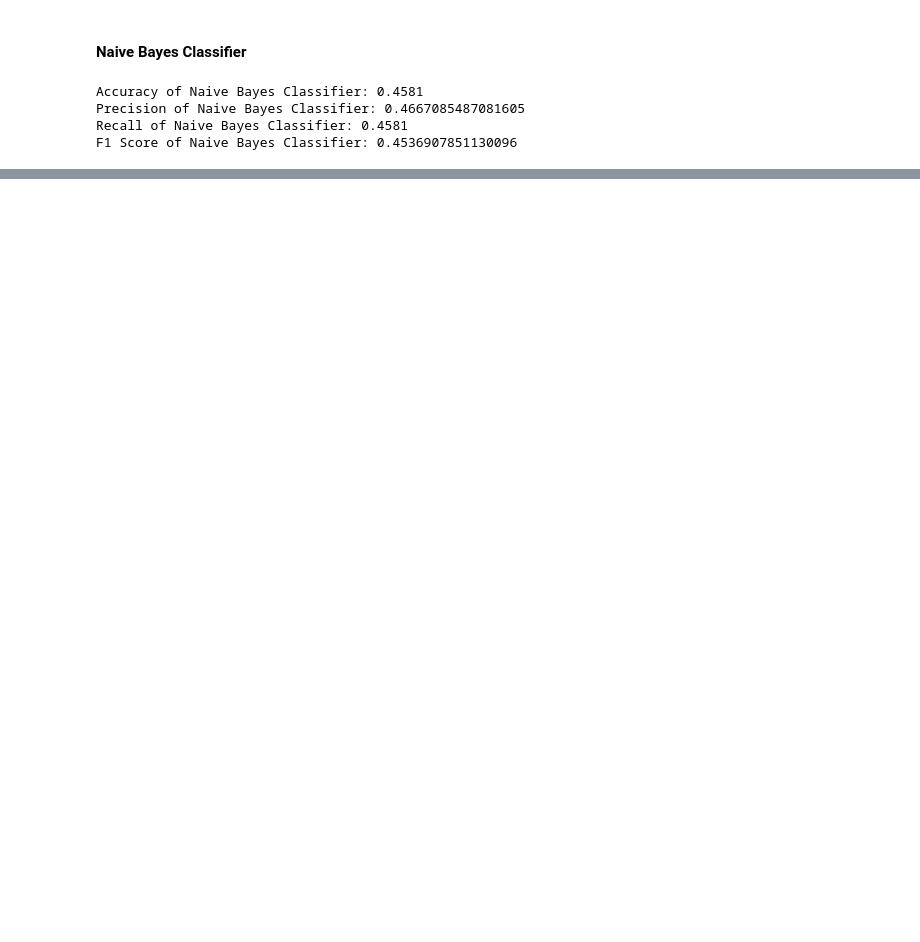
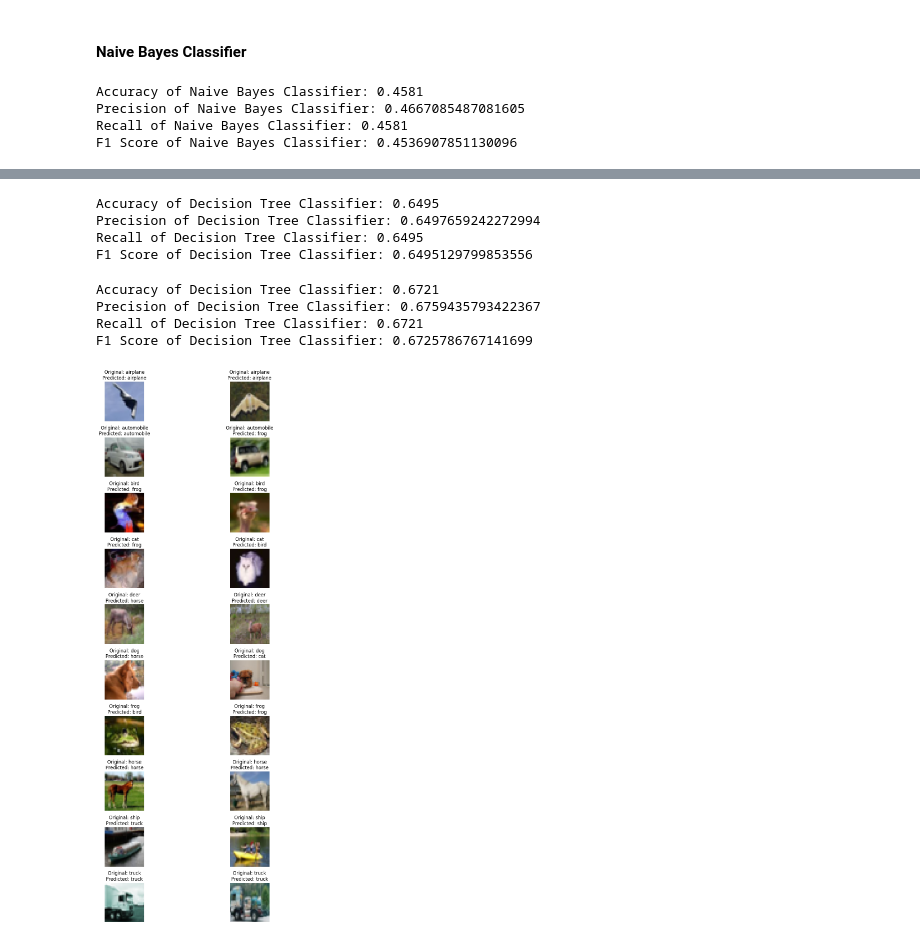
Before and after one commit to b22ee023/prml_object_recognition, a Jupyter notebook: object_recog.ipynb, the cells around one changed output, grey strips where cells are left out. Cells and saved outputs as stored; diff of their text form; code cells hidden in the pictures; blank space fills up the shorter version.

```diff
--- a/object_recog.ipynb
+++ b/object_recog.ipynb
@@ -1532,0 +1327,70 @@ F1 Score of Naive Bayes Classifier: 0.4536907851130096
+# %%
+# Train Decision Tree classifier
+decision_tree_model = DecisionTreeClassifier(criterion= "entropy")
+decision_tree_model.fit(X_train_CNN, y_train)
+
+# Predict labels for test set
+y_pred_decision_tree = decision_tree_model.predict(X_test_CNN)
+
+accuracy_decision_tree = accuracy_score(y_test, y_pred_decision_tree)
+precision_decision_tree = precision_score(y_test, y_pred_decision_tree, average='weighted')
+recall_decision_tree = recall_score(y_test, y_pred_decision_tree, average='weighted')
+f1_decision_tree = f1_score(y_test, y_pred_decision_tree, average='weighted')
+
+print("Accuracy of Decision Tree Classifier:", accuracy_decision_tree)
+print("Precision of Decision Tree Classifier:", precision_decision_tree)
+print("Recall of Decision Tree Classifier:", recall_decision_tree)
+print("F1 Score of Decision Tree Classifier:", f1_decision_tree)
+# %% [output]
+Accuracy of Decision Tree Classifier: 0.6495
+Precision of Decision Tree Classifier: 0.6497659242272994
+Recall of Decision Tree Classifier: 0.6495
+F1 Score of Decision Tree Classifier: 0.6495129799853556
+# %%
+# Train Decision Tree classifier
+decision_tree_model = DecisionTreeClassifier(criterion= "entropy" , max_depth = 10 , min_samples_leaf = 10 , min_samples_split = 15)
+decision_tree_model.fit(X_train_CNN, y_train)
+
+# Predict labels for test set
+y_pred_decision_tree = decision_tree_model.predict(X_test_CNN)
+
+accuracy_decision_tree = accuracy_score(y_test, y_pred_decision_tree)
+precision_decision_tree = precision_score(y_test, y_pred_decision_tree, average='weighted')
+recall_decision_tree = recall_score(y_test, y_pred_decision_tree, average='weighted')
+f1_decision_tree = f1_score(y_test, y_pred_decision_tree, average='weighted')
+
+print("Accuracy of Decision Tree Classifier:", accuracy_decision_tree)
+print("Precision of Decision Tree Classifier:", precision_decision_tree)
+print("Recall of Decision Tree Classifier:", recall_decision_tree)
+print("F1 Score of Decision Tree Classifier:", f1_decision_tree)
+# %% [output]
+Accuracy of Decision Tree Classifier: 0.6721
+Precision of Decision Tree Classifier: 0.6759435793422367
+Recall of Decision Tree Classifier: 0.6721
+F1 Score of Decision Tree Classifier: 0.6725786767141699
+# %%
+import numpy as np
+import matplotlib.pyplot as plt
+
+# Define a function to display images along with their labels
+def plot_images(images, true_labels, pred_labels, class_names):
+    num_classes = len(class_names)
+    num_examples_per_class = 2
+    fig, axes = plt.subplots(num_classes, num_examples_per_class, figsize=(12, 2*num_classes))
+    for i, class_name in enumerate(class_names):
+        class_indices = np.where(true_labels == i)[0]
+        selected_indices = np.random.choice(class_indices, num_examples_per_class, replace=False)
+        for j, idx in enumerate(selected_indices):
+            axes[i, j].imshow(images[idx])
+            axes[i, j].set_title(f'Original: {class_names[true_labels[idx]]}\nPredicted: {class_names[pred_labels[idx]]}')
+            axes[i, j].axis('off')
+    plt.tight_layout()
+    plt.show()
+
+# Define class names
+class_names = np.array(['airplane', 'automobile', 'bird', 'cat', 'deer', 'dog', 'frog', 'horse', 'ship', 'truck'])
+
+# Show images with original and predicted labels
+plot_images(X_test, y_test, y_pred_decision_tree, class_names)
+# %% [output]
+[figure, added]
```
Also changed, not shown: parts of 120 cells of this notebook.
